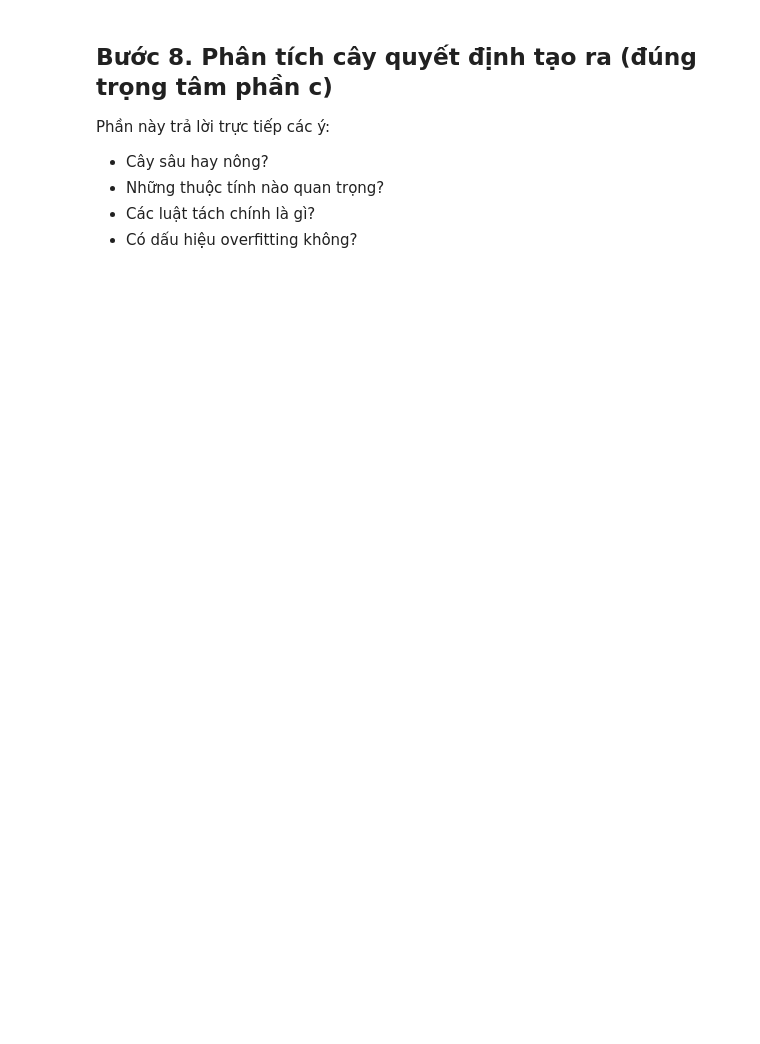
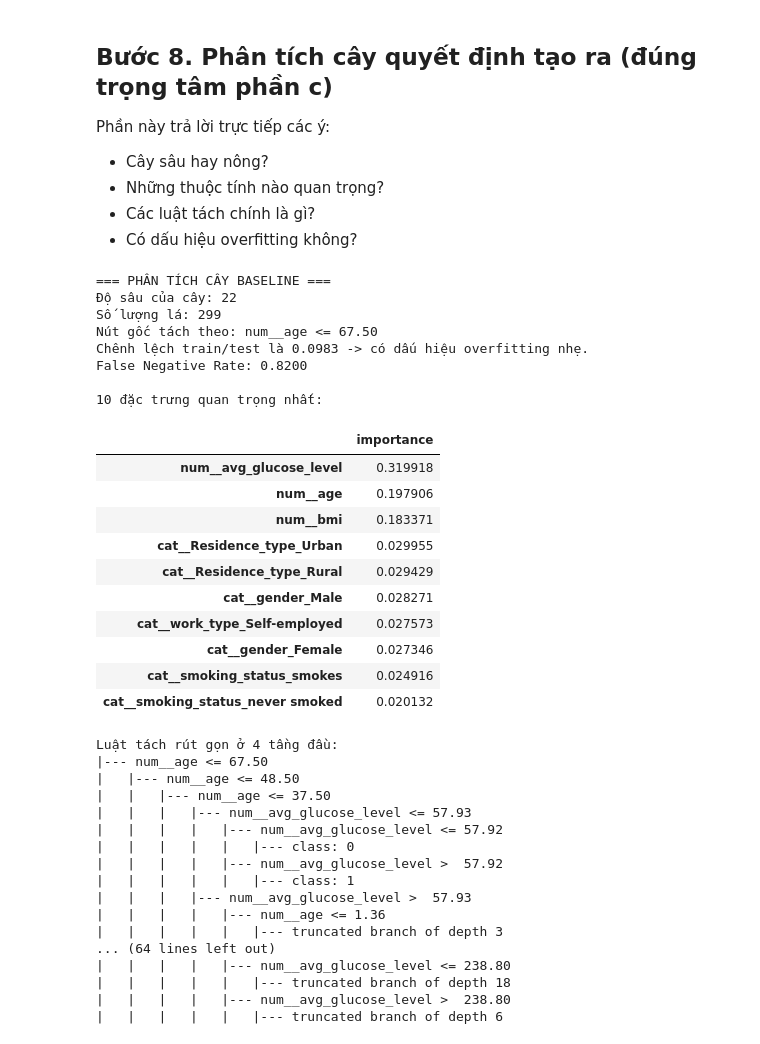
Before and after one commit to Hireophant/Decision-Tree-Stroke, a Jupyter notebook: brain-stroke-classification.ipynb, the cells around one changed output. Cells and saved outputs as stored; diff of their text form; code cells hidden in the pictures; blank space fills up the shorter version.

```diff
--- a/brain-stroke-classification.ipynb
+++ b/brain-stroke-classification.ipynb
@@ -287,26 +442,71 @@ Phần này trả lời trực tiếp các ý:
 # %%
 baseline_tree = baseline_result["model"]
 root_feature_index = baseline_tree.tree_.feature[0]
 root_threshold = baseline_tree.tree_.threshold[0]
-root_feature_name = X.columns[root_feature_index]
+root_feature_name = X_train.columns[root_feature_index]
 
 feature_importance = (
-    pd.Series(baseline_tree.feature_importances_, index=X.columns)
+    pd.Series(baseline_tree.feature_importances_, index=X_train.columns)
     .sort_values(ascending=False)
     .head(10)
 )
 
 print("=== PHÂN TÍCH CÂY BASELINE ===")
 print(f"Độ sâu của cây: {baseline_result['depth']}")
 print(f"Số lượng lá: {baseline_result['n_leaves']}")
 print(f"Nút gốc tách theo: {root_feature_name} <= {root_threshold:.2f}")
 print(summarize_overfitting(baseline_result["train_accuracy"], baseline_result["accuracy"]))
+print(f"False Negative Rate: {baseline_result['false_negative_rate']:.4f}")
 
 print("\n10 đặc trưng quan trọng nhất:")
 display(feature_importance.to_frame(name="importance"))
 
 print("\nLuật tách rút gọn ở 4 tầng đầu:")
-print(export_text(baseline_tree, feature_names=list(X.columns), max_depth=4))
+baseline_rules = export_text(baseline_tree, feature_names=list(X_train.columns), max_depth=4)
+print(baseline_rules)
+
+(RESULTS_DIR / "baseline_rules.txt").write_text(baseline_rules, encoding="utf-8")
+feature_importance.to_frame(name="importance").to_csv(
+    RESULTS_DIR / "feature_importance.csv",
+    index=True
+ )
+# %% [output]
+=== PHÂN TÍCH CÂY BASELINE ===
+Độ sâu của cây: 22
+Số lượng lá: 299
+Nút gốc tách theo: num__age <= 67.50
+Chênh lệch train/test là 0.0983 -> có dấu hiệu overfitting nhẹ.
+False Negative Rate: 0.8200
+
+10 đặc trưng quan trọng nhất:
+|  | importance |
+| num__avg_glucose_level | 0.319918 |
+| num__age | 0.197906 |
+| num__bmi | 0.183371 |
+| cat__Residence_type_Urban | 0.029955 |
+| cat__Residence_type_Rural | 0.029429 |
+| cat__gender_Male | 0.028271 |
+| cat__work_type_Self-employed | 0.027573 |
+| cat__gender_Female | 0.027346 |
+| cat__smoking_status_smokes | 0.024916 |
+| cat__smoking_status_never smoked | 0.020132 |
+Luật tách rút gọn ở 4 tầng đầu:
+|--- num__age <= 67.50
+|   |--- num__age <= 48.50
+|   |   |--- num__age <= 37.50
+|   |   |   |--- num__avg_glucose_level <= 57.93
+|   |   |   |   |--- num__avg_glucose_level <= 57.92
+|   |   |   |   |   |--- class: 0
+|   |   |   |   |--- num__avg_glucose_level >  57.92
+|   |   |   |   |   |--- class: 1
+|   |   |   |--- num__avg_glucose_level >  57.93
+|   |   |   |   |--- num__age <= 1.36
+|   |   |   |   |   |--- truncated branch of depth 3
+... (64 lines left out)
+|   |   |   |   |--- num__avg_glucose_level <= 238.80
+|   |   |   |   |   |--- truncated branch of depth 18
+|   |   |   |   |--- num__avg_glucose_level >  238.80
+|   |   |   |   |   |--- truncated branch of depth 6
 # %%
 print("=== NHẬN XÉT GỢI Ý CHO BÁO CÁO ===")
 
```
Also changed, not shown: parts of 20 cells of this notebook, 10 other files.
